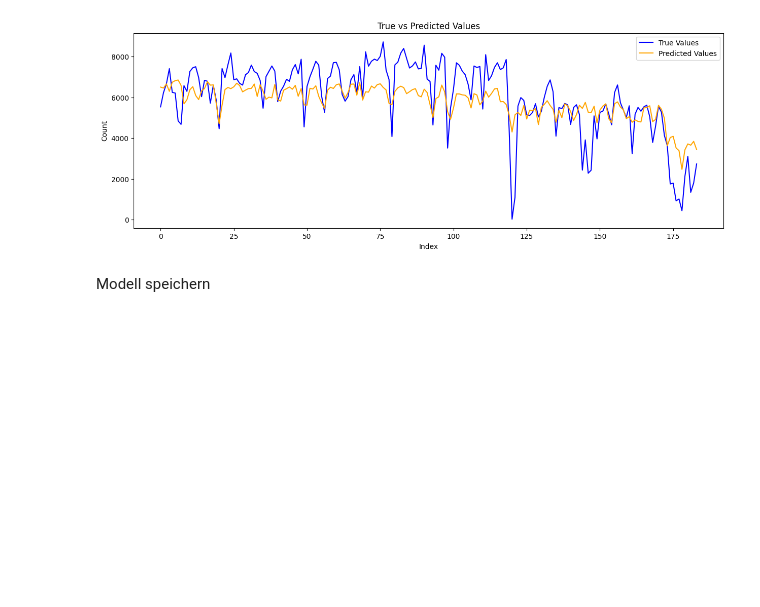
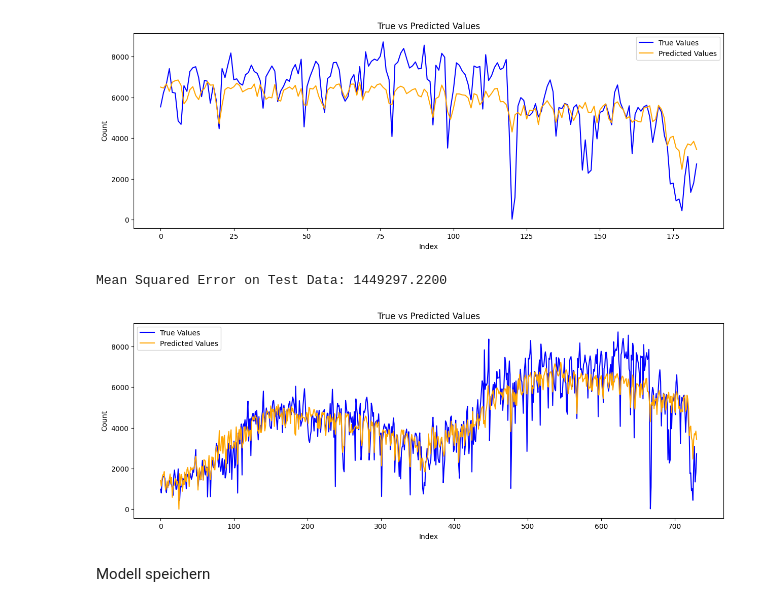
Before and after one commit to PaulBichl/machine-learning, a Jupyter notebook: src/machine_learning/BikeRental/Bichl_Paul_UE2.ipynb, the cells around one changed output. Saved outputs shown, nothing was run; the diff lists cells and outputs as text; code cells hidden in the pictures; blank space fills up the shorter version.

```diff
--- a/src/machine_learning/BikeRental/Bichl_Paul_UE2.ipynb
+++ b/src/machine_learning/BikeRental/Bichl_Paul_UE2.ipynb
@@ -289,6 +291,35 @@ plt.legend()
 plt.show()
 # %% [output]
 [figure]
+# %%
+mse_test = np.mean((y_test - y_test_pred) ** 2)
+print(f"Mean Squared Error on Test Data: {mse_test:.4f}")
+# %% [output]
+Mean Squared Error on Test Data: 1449297.2200
+# %%
+X_all = pd.concat((X, X_test), axis=0)
+X_all_enc = enc.transform(X_all[enc_features])
+X_all_enc = pd.DataFrame(X_all_enc, columns= enc.get_feature_names_out(enc_features))
+
+X_all_scale = scaler.transform(X_all[num_features])
+X_all_scale = pd.DataFrame(X_all_scale, columns=num_features)
+
+X_all_final = pd.concat((X_all_enc, X_all_scale), axis=1)
+# %%
+y_pred_all = best_model.predict(X_all_final)
+y_true = pd.concat((y, y_test), axis=0)
+y_true = y_true.reset_index(drop=True)
+
+plt.figure(figsize=(15, 5))
+plt.plot(y_true, label="True Values", color="blue")
+plt.plot(y_pred_all, label="Predicted Values", color="orange")
+plt.xlabel("Index")
+plt.ylabel("Count")
+plt.title("True vs Predicted Values")
+plt.legend()
+plt.show()
+# %% [output]
+[figure, added]
 # %% [markdown]
 Modell speichern
 # %%
```
Also changed, not shown: parts of 1 cell of this notebook, 1 other file.
